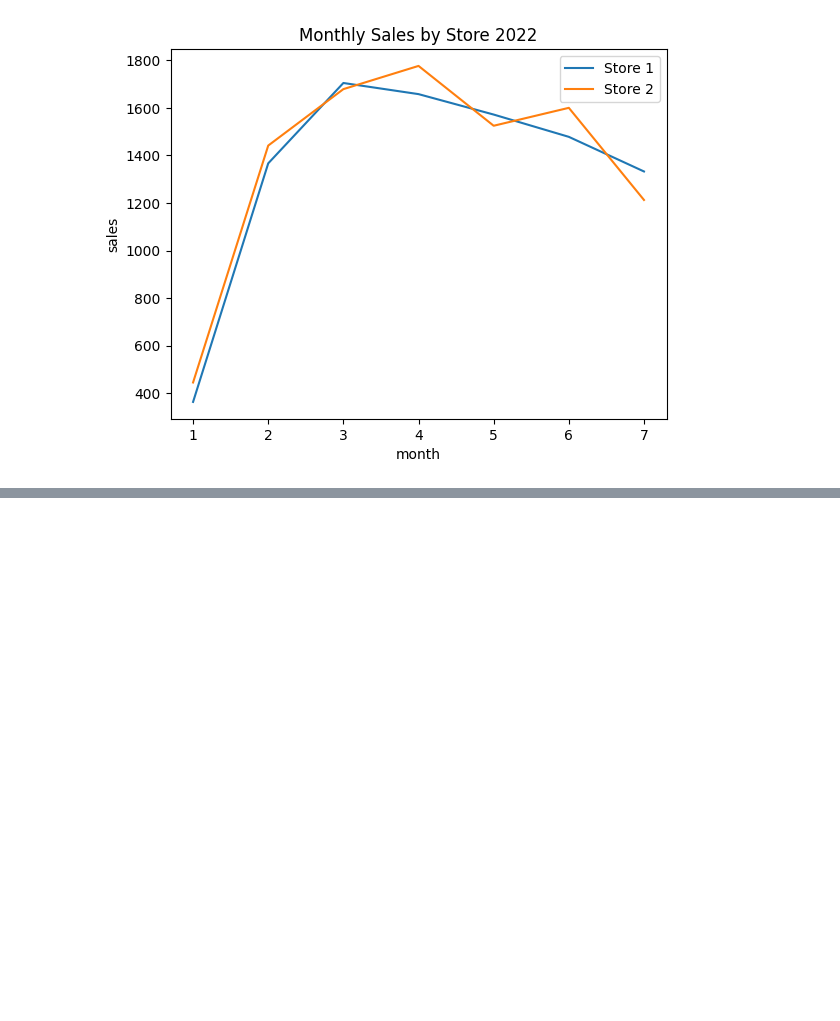
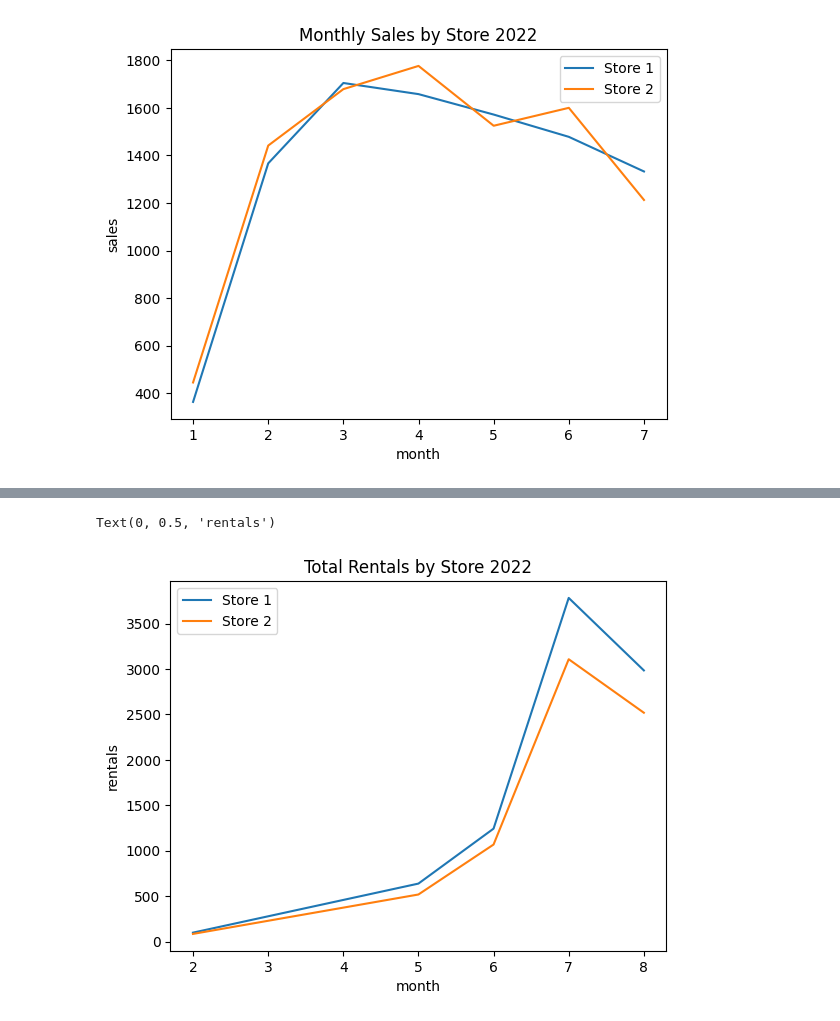
Before and after one commit to York-Solutions-B2E/khue-lee-pagila-assignment, a Jupyter notebook: khue-lee-pagila-assignment.ipynb, the cells around one changed output, grey strips where cells are left out. Saved outputs shown, nothing was run; the diff lists cells and outputs as text; code cells hidden in the pictures; blank space fills up the shorter version.

```diff
--- a/khue-lee-pagila-assignment.ipynb
+++ b/khue-lee-pagila-assignment.ipynb
@@ -327,0 +345,15 @@ SyntaxError: invalid syntax (3140476643.py, line 1)
+# %%
+cursor.execute("SELECT store.store_id AS store, EXTRACT(MONTH FROM rental_date) as month, COUNT(*) AS rentals FROM rental INNER JOIN customer ON rental.customer_id = customer.customer_id INNER JOIN store ON customer.store_id = store.store_id GROUP BY store, month ORDER BY month ASC;")
+rows = cursor.fetchall()
+
+rentals = pd.DataFrame(rows)
+rentals.columns = ["store", "month", "rentals"]
+rentals["store"] = pd.to_numeric(rentals["store"])
+rentals["month"] = pd.to_numeric(rentals["month"])
+rentals["rentals"] = pd.to_numeric(rentals["rentals"])
+
+rentals_store_1 = rentals[rentals["store"] == 1]
+rentals_store_2 = rentals[rentals["store"] == 2]
+
+display(rentals_store_1)
+display(rentals_store_2)
@@ -327,0 +373,10 @@ SyntaxError: invalid syntax (3140476643.py, line 1)
+# %%
+plt.plot(rentals_store_1["month"], rentals_store_1["rentals"], label="Store 1",)
+plt.plot(rentals_store_2["month"], rentals_store_2["rentals"], label="Store 2",)
+plt.legend()
+plt.title("Total Rentals by Store 2022")
+plt.xlabel("month")
+plt.ylabel("rentals")
+# %% [output]
+Text(0, 0.5, 'rentals')
+[figure, added]
```
Also changed, not shown: parts of 5 cells of this notebook.
